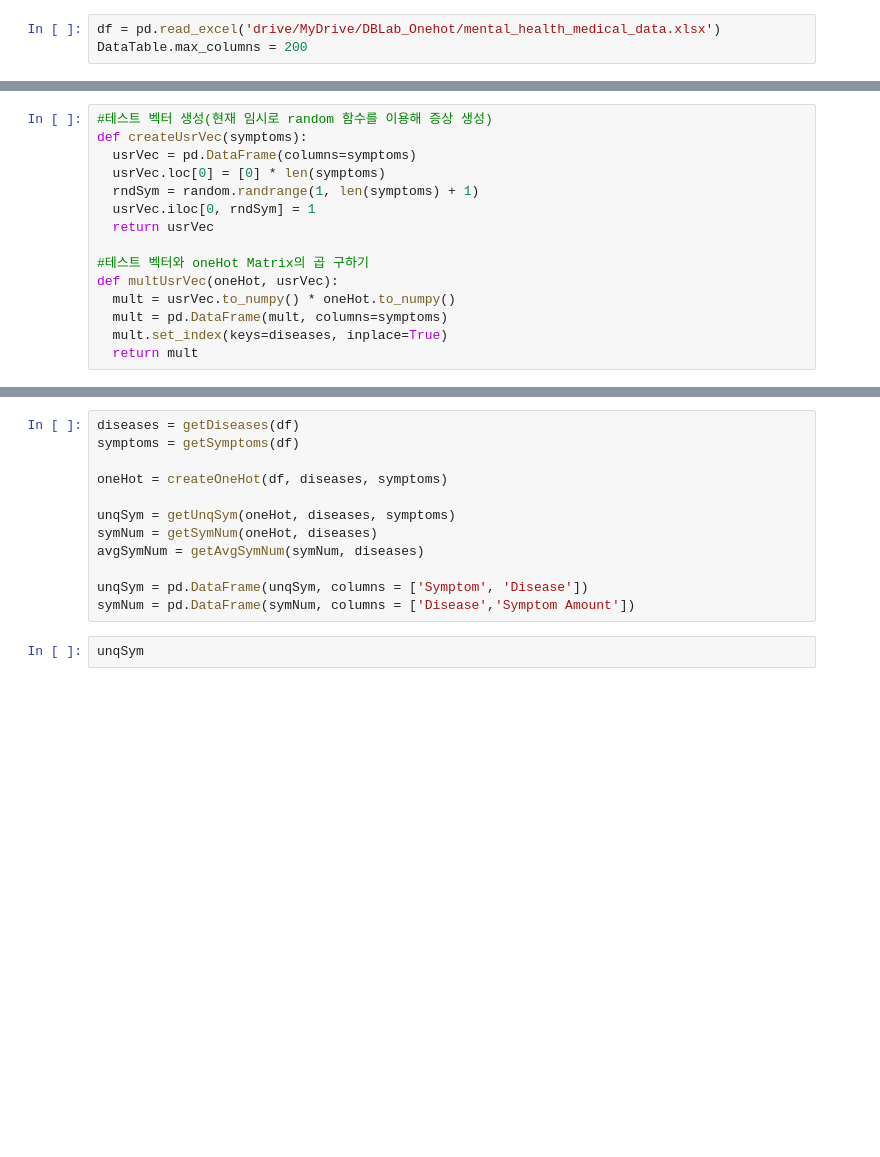
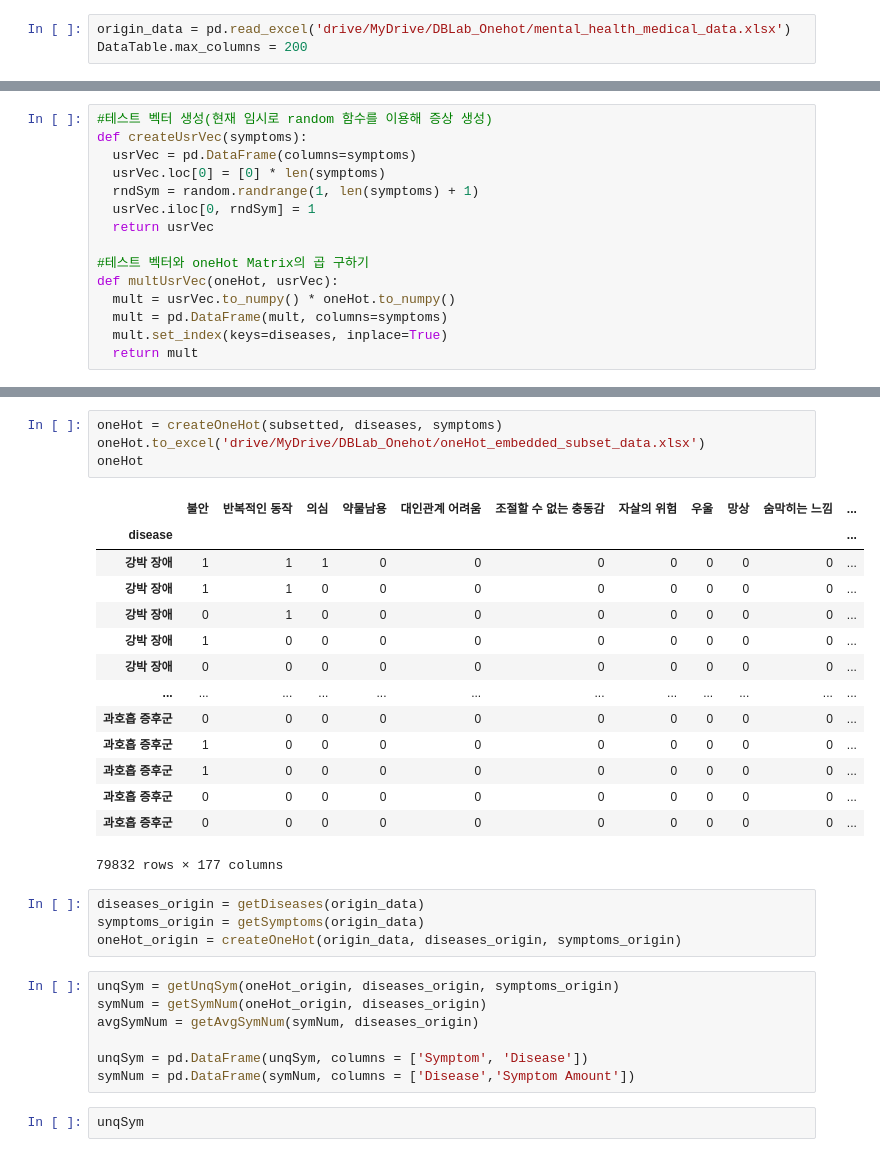
Before and after one commit to Ochodus/DBLab_onehot, a Jupyter notebook: One_Hot_Encoding.ipynb, the cells around one changed output, grey strips where cells are left out. Saved outputs shown, nothing was run; the diff lists cells and outputs as text; blank space fills up the shorter version.

```diff
--- a/One_Hot_Encoding.ipynb
+++ b/One_Hot_Encoding.ipynb
@@ -11,7 +11,7 @@ import numpy as np
 import random
 from google.colab.data_table import DataTable
 # %%
-df = pd.read_excel('drive/MyDrive/DBLab_Onehot/mental_health_medical_data.xlsx')
+origin_data = pd.read_excel('drive/MyDrive/DBLab_Onehot/mental_health_medical_data.xlsx')
 DataTable.max_columns = 200
 # %%
 # 질병 목록 추출
@@ -104,12 +124,30 @@ def multUsrVec(oneHot, usrVec):
+# %%
+oneHot = createOneHot(subsetted, diseases, symptoms)
+oneHot.to_excel('drive/MyDrive/DBLab_Onehot/oneHot_embedded_subset_data.xlsx')
+oneHot
+# %% [output]
+|  | 불안 | 반복적인 동작 | 의심 | 약물남용 | 대인관계 어려움 | 조절할 수 없는 충동감 | 자살의 위험 | 우울 | 망상 | 숨막히는 느낌 | ... |
+| disease |  |  |  |  |  |  |  |  |  |  | ... |
+| 강박 장애 | 1 | 1 | 1 | 0 | 0 | 0 | 0 | 0 | 0 | 0 | ... |
+| 강박 장애 | 1 | 1 | 0 | 0 | 0 | 0 | 0 | 0 | 0 | 0 | ... |
+| 강박 장애 | 0 | 1 | 0 | 0 | 0 | 0 | 0 | 0 | 0 | 0 | ... |
+| 강박 장애 | 1 | 0 | 0 | 0 | 0 | 0 | 0 | 0 | 0 | 0 | ... |
+| 강박 장애 | 0 | 0 | 0 | 0 | 0 | 0 | 0 | 0 | 0 | 0 | ... |
+| ... | ... | ... | ... | ... | ... | ... | ... | ... | ... | ... | ... |
+| 과호흡 증후군 | 0 | 0 | 0 | 0 | 0 | 0 | 0 | 0 | 0 | 0 | ... |
+| 과호흡 증후군 | 1 | 0 | 0 | 0 | 0 | 0 | 0 | 0 | 0 | 0 | ... |
+| 과호흡 증후군 | 1 | 0 | 0 | 0 | 0 | 0 | 0 | 0 | 0 | 0 | ... |
+| 과호흡 증후군 | 0 | 0 | 0 | 0 | 0 | 0 | 0 | 0 | 0 | 0 | ... |
+| 과호흡 증후군 | 0 | 0 | 0 | 0 | 0 | 0 | 0 | 0 | 0 | 0 | ... |
+79832 rows × 177 columns
+# %%
+diseases_origin = getDiseases(origin_data)
+symptoms_origin = getSymptoms(origin_data)
+oneHot_origin = createOneHot(origin_data, diseases_origin, symptoms_origin)
 # %%
-diseases = getDiseases(df)
-symptoms = getSymptoms(df)
-
-oneHot = createOneHot(df, diseases, symptoms)
-
-unqSym = getUnqSym(oneHot, diseases, symptoms)
-symNum = getSymNum(oneHot, diseases)
-avgSymNum = getAvgSymNum(symNum, diseases)
+unqSym = getUnqSym(oneHot_origin, diseases_origin, symptoms_origin)
+symNum = getSymNum(oneHot_origin, diseases_origin)
+avgSymNum = getAvgSymNum(symNum, diseases_origin)
 
 unqSym = pd.DataFrame(unqSym, columns = ['Symptom', 'Disease'])
 symNum = pd.DataFrame(symNum, columns = ['Disease','Symptom Amount'])
```
Also changed, not shown: parts of 4 cells of this notebook.
